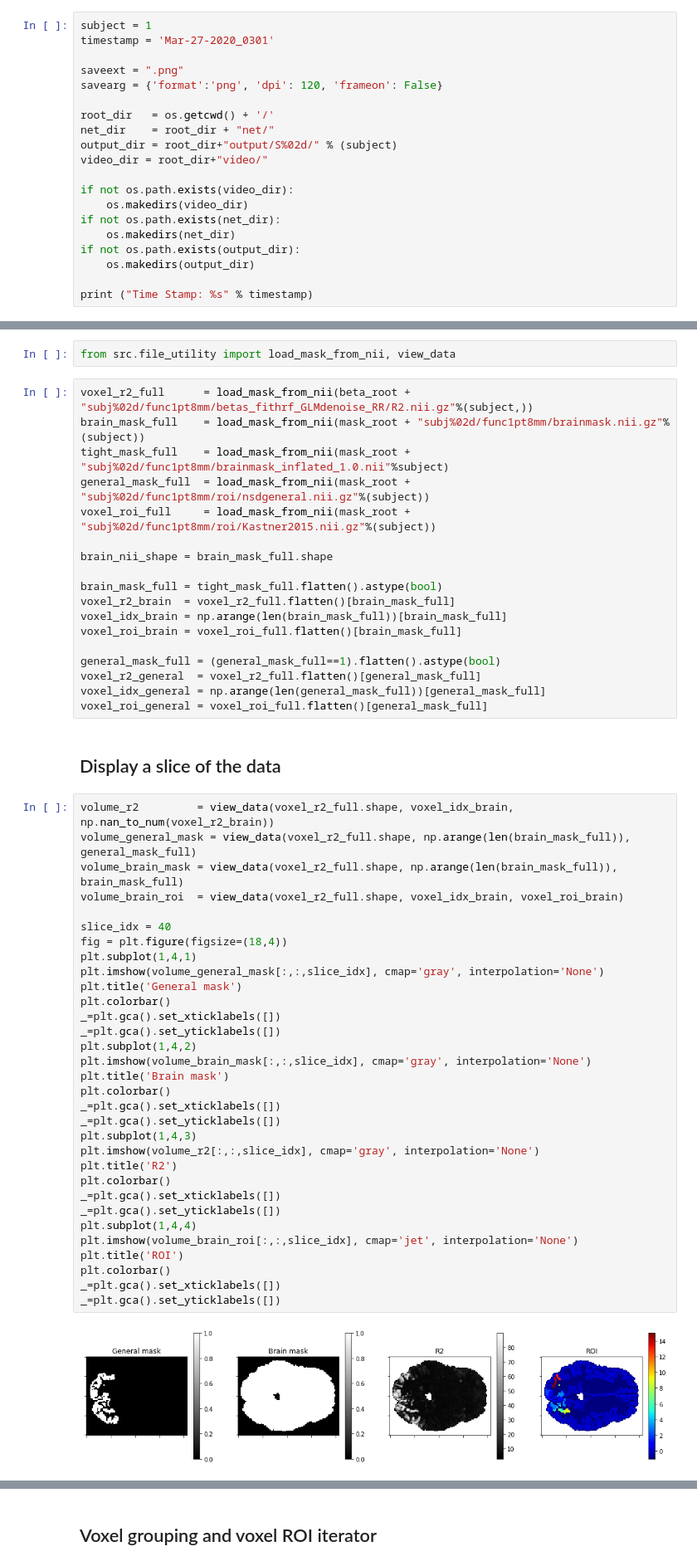
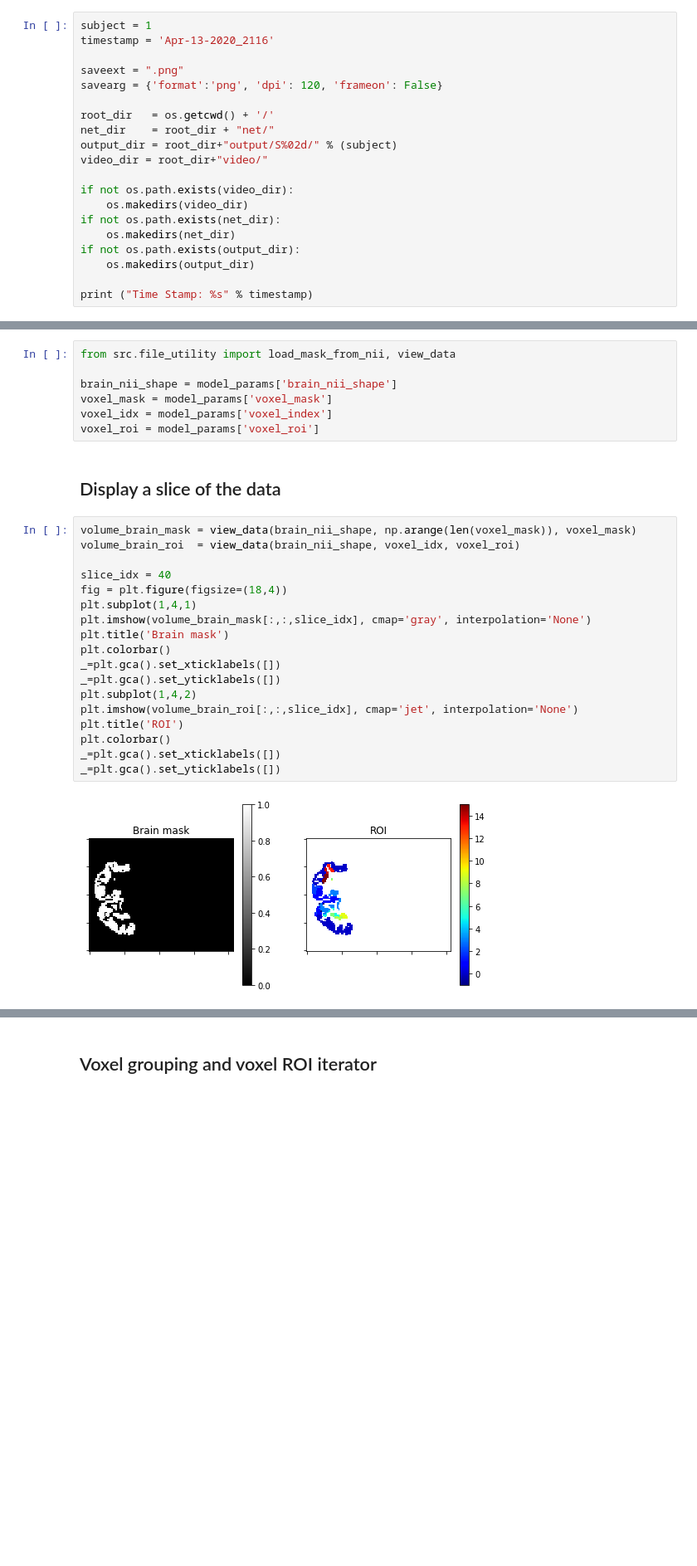
Before and after one commit to styvesg/nsd, a Jupyter notebook: torched_alexnet_fwrf_reload.ipynb, the cells around one changed output, grey strips where cells are left out. Shown: that part at 83% size. Cells and saved outputs as stored; diff of their text form; blank space fills up the shorter version.

```diff
--- a/torched_alexnet_fwrf_reload.ipynb
+++ b/torched_alexnet_fwrf_reload.ipynb
@@ -51,7 +51,7 @@ cudnn: 7603
 dtype: torch.float32
 # %%
 subject = 1
-timestamp = 'Mar-27-2020_0301'
+timestamp = 'Apr-13-2020_2116'
 
 saveext = ".png"
 savearg = {'format':'png', 'dpi': 120, 'frameon': False}
@@ -109,57 +118,30 @@ for i in range(3):
 # Load Voxels
 # %%
 from src.file_utility import load_mask_from_nii, view_data
+
+brain_nii_shape = model_params['brain_nii_shape']
+voxel_mask = model_params['voxel_mask']
+voxel_idx = model_params['voxel_index']
+voxel_roi = model_params['voxel_roi']
-# %%
-voxel_r2_full      = load_mask_from_nii(beta_root + "subj%02d/func1pt8mm/betas_fithrf_GLMdenoise_RR/R2.nii.gz"%(subject,))
-brain_mask_full    = load_mask_from_nii(mask_root + "subj%02d/func1pt8mm/brainmask.nii.gz"%(subject))
-tight_mask_full    = load_mask_from_nii(mask_root + "subj%02d/func1pt8mm/brainmask_inflated_1.0.nii"%subject)
-general_mask_full  = load_mask_from_nii(mask_root + "subj%02d/func1pt8mm/roi/nsdgeneral.nii.gz"%(subject))
-voxel_roi_full     = load_mask_from_nii(mask_root + "subj%02d/func1pt8mm/roi/Kastner2015.nii.gz"%(subject))
-
-brain_nii_shape = brain_mask_full.shape
-
-brain_mask_full = tight_mask_full.flatten().astype(bool)
-voxel_r2_brain  = voxel_r2_full.flatten()[brain_mask_full]
-voxel_idx_brain = np.arange(len(brain_mask_full))[brain_mask_full]
-voxel_roi_brain = voxel_roi_full.flatten()[brain_mask_full]
-
-general_mask_full = (general_mask_full==1).flatten().astype(bool)
-voxel_r2_general  = voxel_r2_full.flatten()[general_mask_full]
-voxel_idx_general = np.arange(len(general_mask_full))[general_mask_full]
-voxel_roi_general = voxel_roi_full.flatten()[general_mask_full]
 # %% [markdown]
 ## Display a slice of the data
 # %%
-volume_r2         = view_data(voxel_r2_full.shape, voxel_idx_brain, np.nan_to_num(voxel_r2_brain))
-volume_general_mask = view_data(voxel_r2_full.shape, np.arange(len(brain_mask_full)), general_mask_full)
-volume_brain_mask = view_data(voxel_r2_full.shape, np.arange(len(brain_mask_full)), brain_mask_full)
-volume_brain_roi  = view_data(voxel_r2_full.shape, voxel_idx_brain, voxel_roi_brain)
+volume_brain_mask = view_data(brain_nii_shape, np.arange(len(voxel_mask)), voxel_mask)
+volume_brain_roi  = view_data(brain_nii_shape, voxel_idx, voxel_roi)
 
 slice_idx = 40
 fig = plt.figure(figsize=(18,4))
 plt.subplot(1,4,1)
-plt.imshow(volume_general_mask[:,:,slice_idx], cmap='gray', interpolation='None')
-plt.title('General mask')
-plt.colorbar()
-_=plt.gca().set_xticklabels([])
-_=plt.gca().set_yticklabels([])
-plt.subplot(1,4,2)
 plt.imshow(volume_brain_mask[:,:,slice_idx], cmap='gray', interpolation='None')
 plt.title('Brain mask')
 plt.colorbar()
 _=plt.gca().set_xticklabels([])
 _=plt.gca().set_yticklabels([])
-plt.subplot(1,4,3)
-plt.imshow(volume_r2[:,:,slice_idx], cmap='gray', interpolation='None')
-plt.title('R2')
-plt.colorbar()
-_=plt.gca().set_xticklabels([])
-_=plt.gca().set_yticklabels([])
-plt.subplot(1,4,4)
+plt.subplot(1,4,2)
 plt.imshow(volume_brain_roi[:,:,slice_idx], cmap='jet', interpolation='None')
 plt.title('ROI')
 plt.colorbar()
 _=plt.gca().set_xticklabels([])
 _=plt.gca().set_yticklabels([])
 # %% [output]
-[figure, old version]
+[figure, new version]
```
Also changed, not shown: parts of 20 cells of this notebook, 3 other files.
